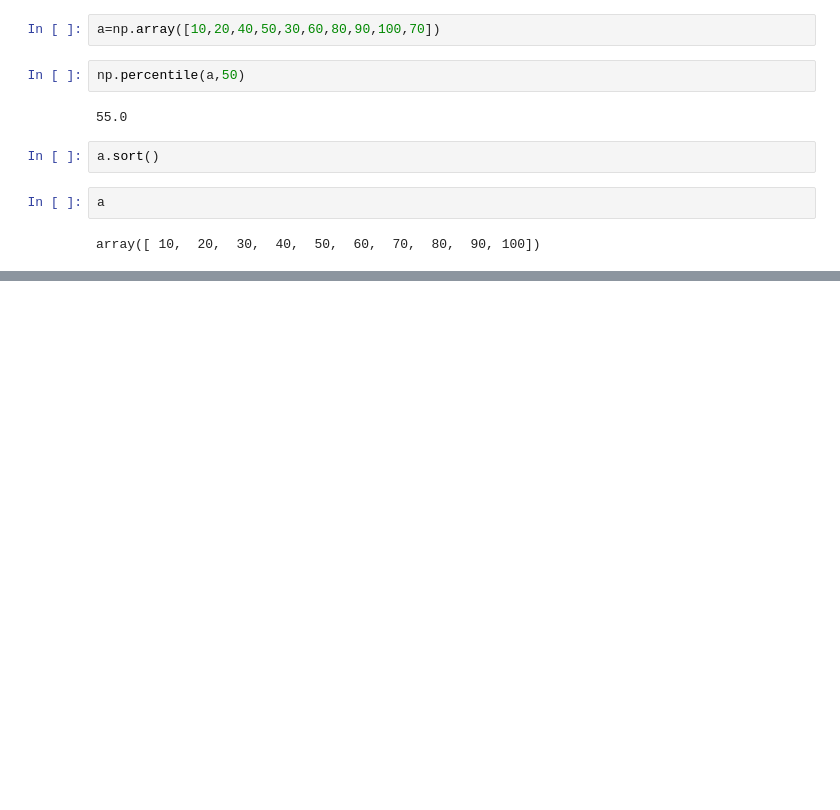
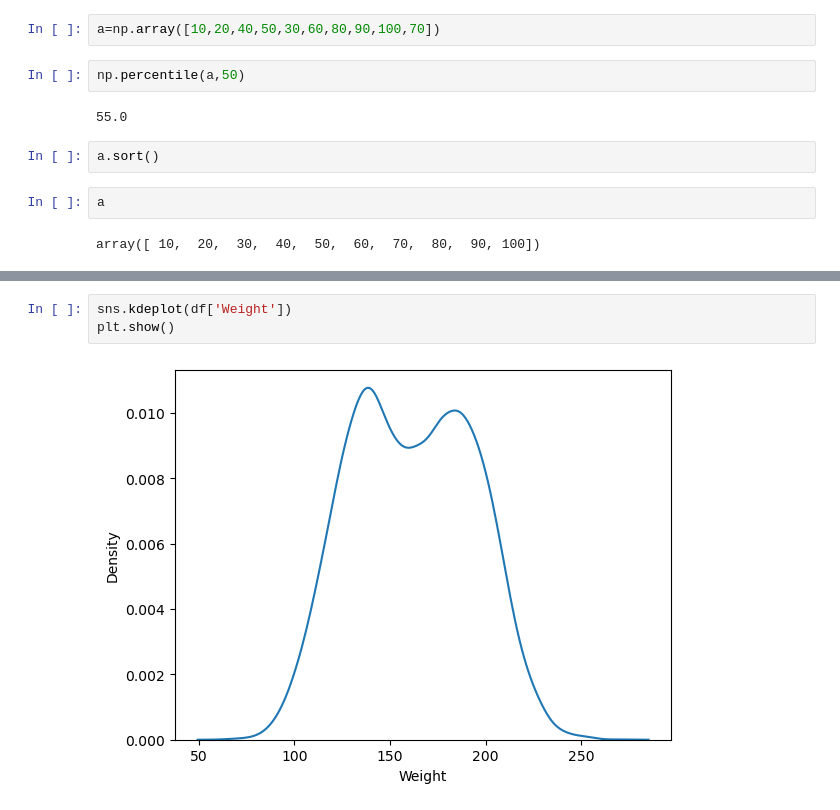
Before and after one commit to jeeet0700/Prob-Stat, a Jupyter notebook: Descriptive Stat.ipynb, the cells around one changed output, grey strips where cells are left out. Cells and saved outputs as stored; diff of their text form; blank space fills up the shorter version.

```diff
--- a/Descriptive Stat.ipynb
+++ b/Descriptive Stat.ipynb
@@ -185,0 +220,5 @@ array([ 10,  20,  30,  40,  50,  60,  70,  80,  90, 100])
+# %%
+sns.kdeplot(df['Weight'])
+plt.show()
+# %% [output]
+[figure, added]
```
Also changed, not shown: parts of 11 cells of this notebook.
